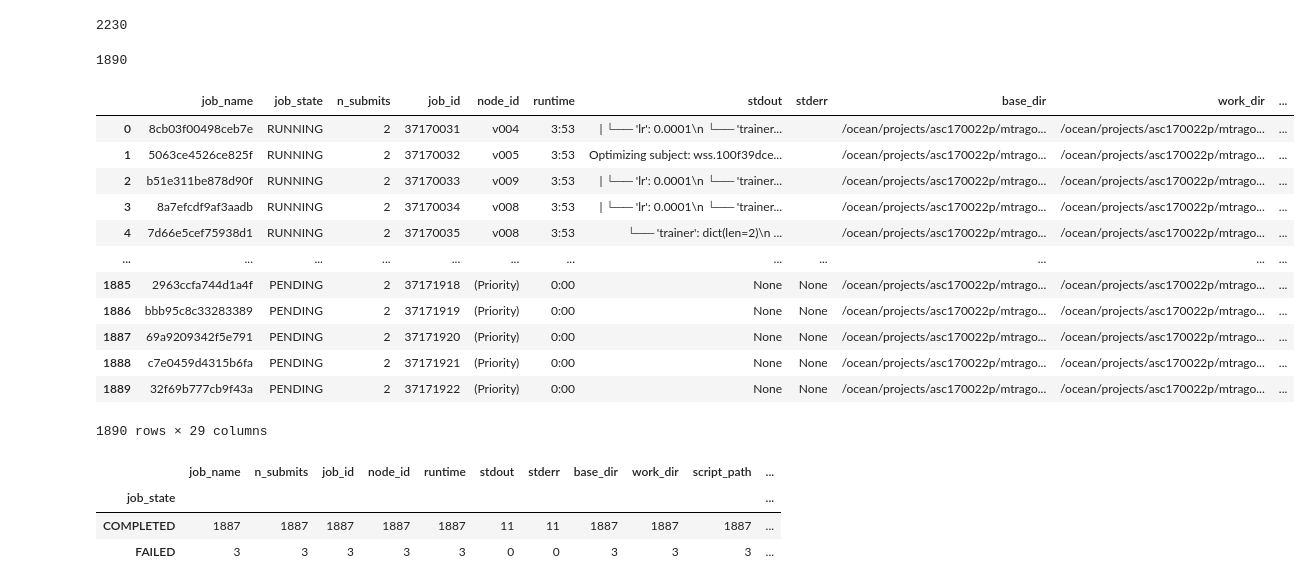
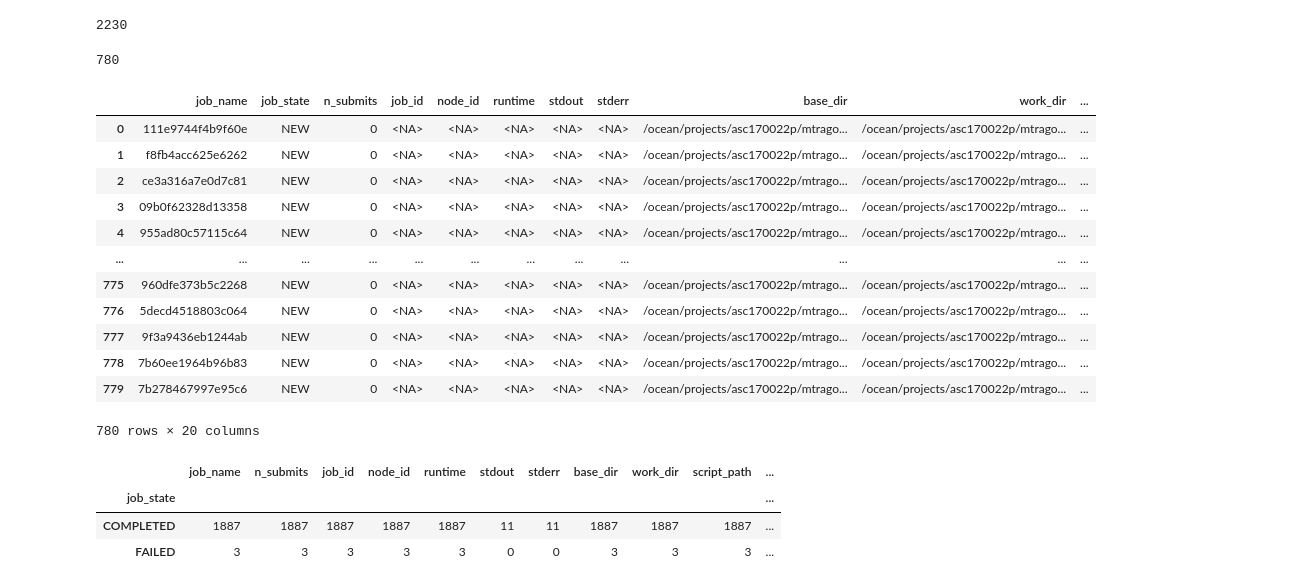
Before and after one commit to mattragoza/lung-project, a Jupyter notebook: notebooks/shapenet/21-optimize-experiment.ipynb, the cells around one changed output. Drawn from its saved outputs; the diff is of its cells as text; code cells hidden in the pictures.

Commit message:
add opt_targets arg, TV reg on all log params

```diff
--- a/notebooks/shapenet/21-optimize-experiment.ipynb
+++ b/notebooks/shapenet/21-optimize-experiment.ipynb
@@ -31,3 +34,13 @@ sel
 | 943 | 1112 | wss.d8d4004791c4f61b80fa98b5eeb7036c | {'_StanfordSceneDBModels', 'Book'} | 2 | {'Book'} | ... |
 | 944 | 1115 | wss.8826babe37996d5ba7ceedb2540a32b0 | {'_AttributesTrain', 'CellPhone'} | 2 | {'CellPhone'} | ... |
 945 rows × 119 columns
+# %%
+sys.path.append('../..')
+import project.training
+config = project.core.fileio.load_config('2026-02-02_config.yaml')
+data_config = config['dataset'].copy()
+data_config['examples']['subjects'] = csv_path
+examples = project.api.get_examples(data_config)
+train_ex, test_ex, val_ex = project.training.split_on_metadata(examples, **config['training']['split'])
+sel_subjects = [ex.subject for ex in test_ex]
+len(sel_subjects)
@@ -166,7 +188,8 @@ len(grid)
 # %%
 #base_dir = '2026-01-13_optimize' # ECCV- uniform material prior, DICE score + rasterization
 #base_dir = '2026-01-24_optimize' # ECCV- filter out single-material preprocessed examples
-base_dir = '2026-01-26_optimize' # ECCV- fix per-subject seed for material sampling
+#base_dir = '2026-01-26_optimize' # ECCV- fix per-subject seed for material sampling
+base_dir = '2026-02-17_optimize' # ECCV- multi param optimization experiments (test set only)
 
 template = '''\
 #!/bin/bash
@@ -185,37 +208,43 @@ mamba activate /ocean/projects/asc170022p/mtragoza/mambaforge/envs/warp
 
 python $LP/optimize.py {config} \\
     --set dataset.examples.subjects={subject} \\
-    --set optimization.physics_adapter.rho_known={rho_known}
+    --set optimization.targets={targets} \\
+    --set optimization.optimizer.global_steps=10
+    --set optimization.optimizer.local_steps=10
 
 '''
 name_format = '{params_hash}'
 
-grid = ps.param_grid(subject=sel.subject, rho_known=[True, False], variant='2026-01-15', config='2026-01-15_config.yaml')
+grid = ps.param_grid(
+    config='2026-02-02_config.yaml',
+    subject=[ex.subject for ex in test_ex],
+    targets=['[E]', '[E,nu]', '[E,rho]', '[E,nu,rho]'],
+)
 len(grid)
 # %% [output]
-1890
+780
 # %%
 %autoreload
 try:
-    jobs = ps.setup(base_dir, template, name_format, grid, overwrite=False)
+    jobs = ps.setup(base_dir, template, name_format, grid, overwrite=True)
 except OSError:
     jobs = ps.load(base_dir)
 
 jobs
 # %% [output]
 |  | job_name | job_state | n_submits | job_id | node_id | runtime | stdout | stderr | base_dir | work_dir | ... |
-| 0 | 8cb03f00498ceb7e | RUNNING | 2 | 37170031 | v004 | 3:53 | | └── 'lr': 0.0001\n └── 'trainer... |  | /ocean/projects/asc170022p/mtrago... | /ocean/projects/asc170022p/mtrago... | ... |
-| 1 | 5063ce4526ce825f | RUNNING | 2 | 37170032 | v005 | 3:53 | Optimizing subject: wss.100f39dce... |  | /ocean/projects/asc170022p/mtrago... | /ocean/projects/asc170022p/mtrago... | ... |
-| 2 | b51e311be878d90f | RUNNING | 2 | 37170033 | v009 | 3:53 | | └── 'lr': 0.0001\n └── 'trainer... |  | /ocean/projects/asc170022p/mtrago... | /ocean/projects/asc170022p/mtrago... | ... |
-| 3 | 8a7efcdf9af3aadb | RUNNING | 2 | 37170034 | v008 | 3:53 | | └── 'lr': 0.0001\n └── 'trainer... |  | /ocean/projects/asc170022p/mtrago... | /ocean/projects/asc170022p/mtrago... | ... |
-| 4 | 7d66e5cef75938d1 | RUNNING | 2 | 37170035 | v008 | 3:53 | └── 'trainer': dict(len=2)\n ... |  | /ocean/projects/asc170022p/mtrago... | /ocean/projects/asc170022p/mtrago... | ... |
+| 0 | 111e9744f4b9f60e | NEW | 0 | <NA> | <NA> | <NA> | <NA> | <NA> | /ocean/projects/asc170022p/mtrago... | /ocean/projects/asc170022p/mtrago... | ... |
+| 1 | f8fb4acc625e6262 | NEW | 0 | <NA> | <NA> | <NA> | <NA> | <NA> | /ocean/projects/asc170022p/mtrago... | /ocean/projects/asc170022p/mtrago... | ... |
+| 2 | ce3a316a7e0d7c81 | NEW | 0 | <NA> | <NA> | <NA> | <NA> | <NA> | /ocean/projects/asc170022p/mtrago... | /ocean/projects/asc170022p/mtrago... | ... |
+| 3 | 09b0f62328d13358 | NEW | 0 | <NA> | <NA> | <NA> | <NA> | <NA> | /ocean/projects/asc170022p/mtrago... | /ocean/projects/asc170022p/mtrago... | ... |
+| 4 | 955ad80c57115c64 | NEW | 0 | <NA> | <NA> | <NA> | <NA> | <NA> | /ocean/projects/asc170022p/mtrago... | /ocean/projects/asc170022p/mtrago... | ... |
 | ... | ... | ... | ... | ... | ... | ... | ... | ... | ... | ... | ... |
-| 1885 | 2963ccfa744d1a4f | PENDING | 2 | 37171918 | (Priority) | 0:00 | None | None | /ocean/projects/asc170022p/mtrago... | /ocean/projects/asc170022p/mtrago... | ... |
-| 1886 | bbb95c8c33283389 | PENDING | 2 | 37171919 | (Priority) | 0:00 | None | None | /ocean/projects/asc170022p/mtrago... | /ocean/projects/asc170022p/mtrago... | ... |
-| 1887 | 69a9209342f5e791 | PENDING | 2 | 37171920 | (Priority) | 0:00 | None | None | /ocean/projects/asc170022p/mtrago... | /ocean/projects/asc170022p/mtrago... | ... |
-| 1888 | c7e0459d4315b6fa | PENDING | 2 | 37171921 | (Priority) | 0:00 | None | None | /ocean/projects/asc170022p/mtrago... | /ocean/projects/asc170022p/mtrago... | ... |
-| 1889 | 32f69b777cb9f43a | PENDING | 2 | 37171922 | (Priority) | 0:00 | None | None | /ocean/projects/asc170022p/mtrago... | /ocean/projects/asc170022p/mtrago... | ... |
+| 775 | 960dfe373b5c2268 | NEW | 0 | <NA> | <NA> | <NA> | <NA> | <NA> | /ocean/projects/asc170022p/mtrago... | /ocean/projects/asc170022p/mtrago... | ... |
+| 776 | 5decd4518803c064 | NEW | 0 | <NA> | <NA> | <NA> | <NA> | <NA> | /ocean/projects/asc170022p/mtrago... | /ocean/projects/asc170022p/mtrago... | ... |
+| 777 | 9f3a9436eb1244ab | NEW | 0 | <NA> | <NA> | <NA> | <NA> | <NA> | /ocean/projects/asc170022p/mtrago... | /ocean/projects/asc170022p/mtrago... | ... |
+| 778 | 7b60ee1964b96b83 | NEW | 0 | <NA> | <NA> | <NA> | <NA> | <NA> | /ocean/projects/asc170022p/mtrago... | /ocean/projects/asc170022p/mtrago... | ... |
+| 779 | 7b278467997e95c6 | NEW | 0 | <NA> | <NA> | <NA> | <NA> | <NA> | /ocean/projects/asc170022p/mtrago... | /ocean/projects/asc170022p/mtrago... | ... |
-1890 rows × 29 columns
+780 rows × 20 columns
 # %%
 %autoreload
 jobs = ps.recover(jobs)
```
Also changed, not shown: parts of 3 cells of this notebook, 4 other files.
